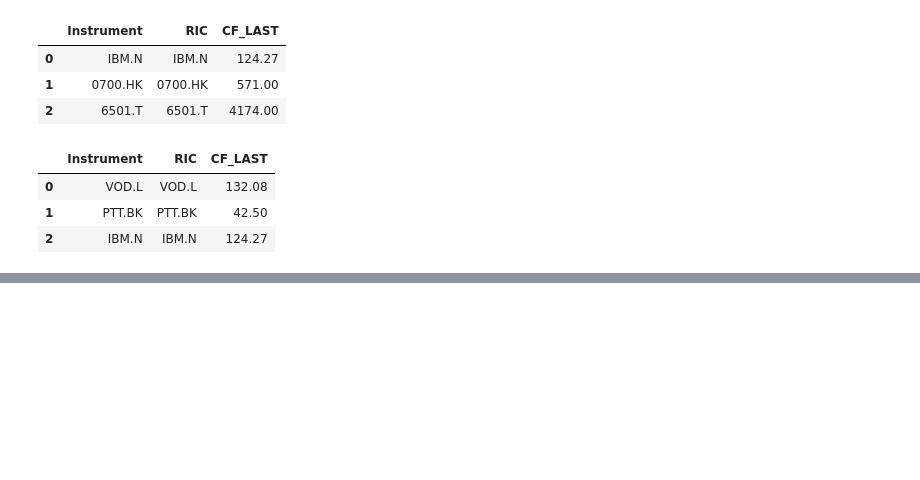
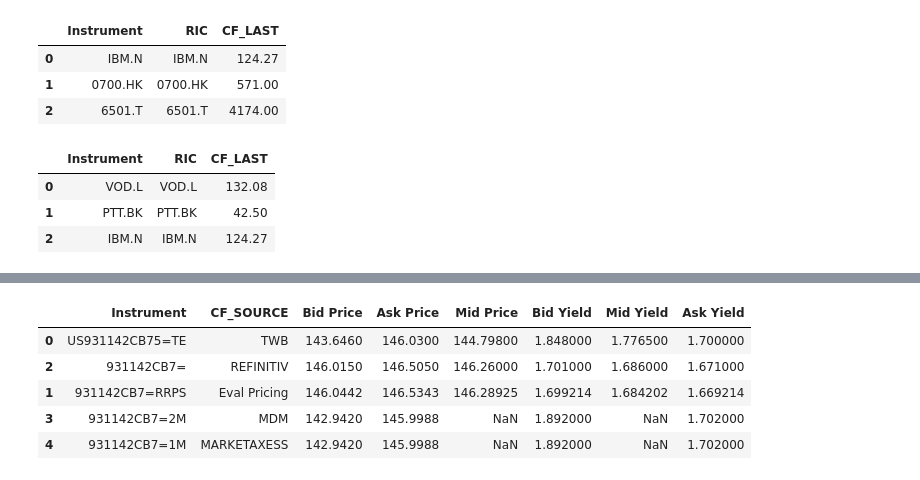
Before and after one commit to LSEG-API-Samples/Article.EikonAPI.Python.CheatSheet, a Jupyter notebook: EikonDataAPI-CheatSheet.ipynb, the cells around one changed output, grey strips where cells are left out. Cells and saved outputs as stored; diff of their text form; code cells hidden in the pictures; blank space fills up the shorter version.

```diff
--- a/EikonDataAPI-CheatSheet.ipynb
+++ b/EikonDataAPI-CheatSheet.ipynb
@@ -445,0 +523,13 @@ MonitorData
+# %%
+bond_rics=['US931142CB75=TE','931142CB7=RRPS','931142CB7=','931142CB7=2M','931142CB7=1M']
+fields = ['CF_SOURCE','TR.BIDPRICE','TR.ASKPRICE','TR.MIDPRICE','TR.BIDYIELD','TR.MIDYIELD','TR.ASKYIELD']
+
+bond_prices,err = ek.get_data(bond_rics, fields)
+bond_prices.sort_values(['Mid Price'])
+# %% [output]
+|  | Instrument | CF_SOURCE | Bid Price | Ask Price | Mid Price | Bid Yield | Mid Yield | Ask Yield |
+| 0 | US931142CB75=TE | TWB | 143.6460 | 146.0300 | 144.79800 | 1.848000 | 1.776500 | 1.700000 |
+| 2 | 931142CB7= | REFINITIV | 146.0150 | 146.5050 | 146.26000 | 1.701000 | 1.686000 | 1.671000 |
+| 1 | 931142CB7=RRPS | Eval Pricing | 146.0442 | 146.5343 | 146.28925 | 1.699214 | 1.684202 | 1.669214 |
+| 3 | 931142CB7=2M | MDM | 142.9420 | 145.9988 | NaN | 1.892000 | NaN | 1.702000 |
+| 4 | 931142CB7=1M | MARKETAXESS | 142.9420 | 145.9988 | NaN | 1.892000 | NaN | 1.702000 |
```
Also changed, not shown: parts of 19 cells of this notebook.
